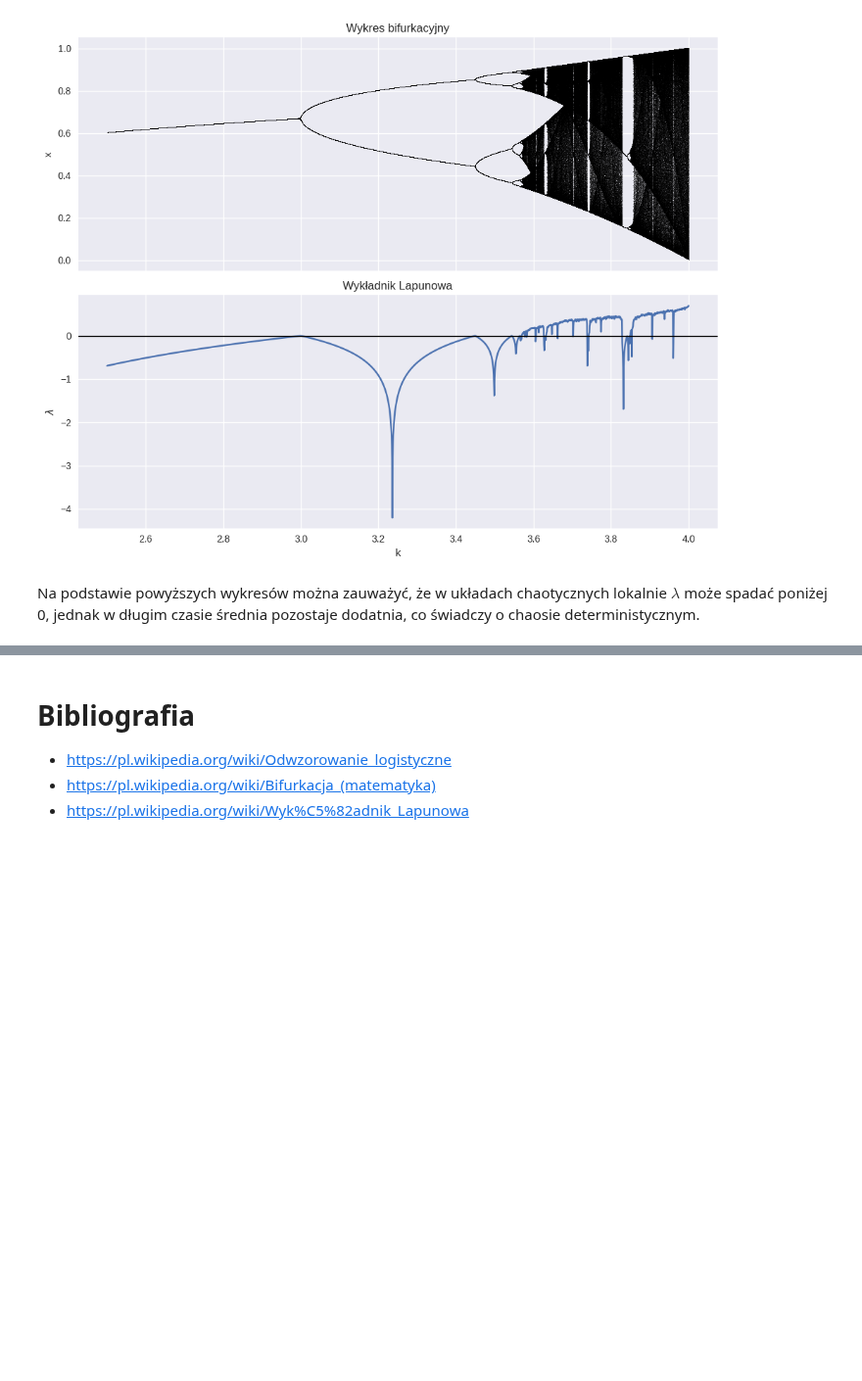
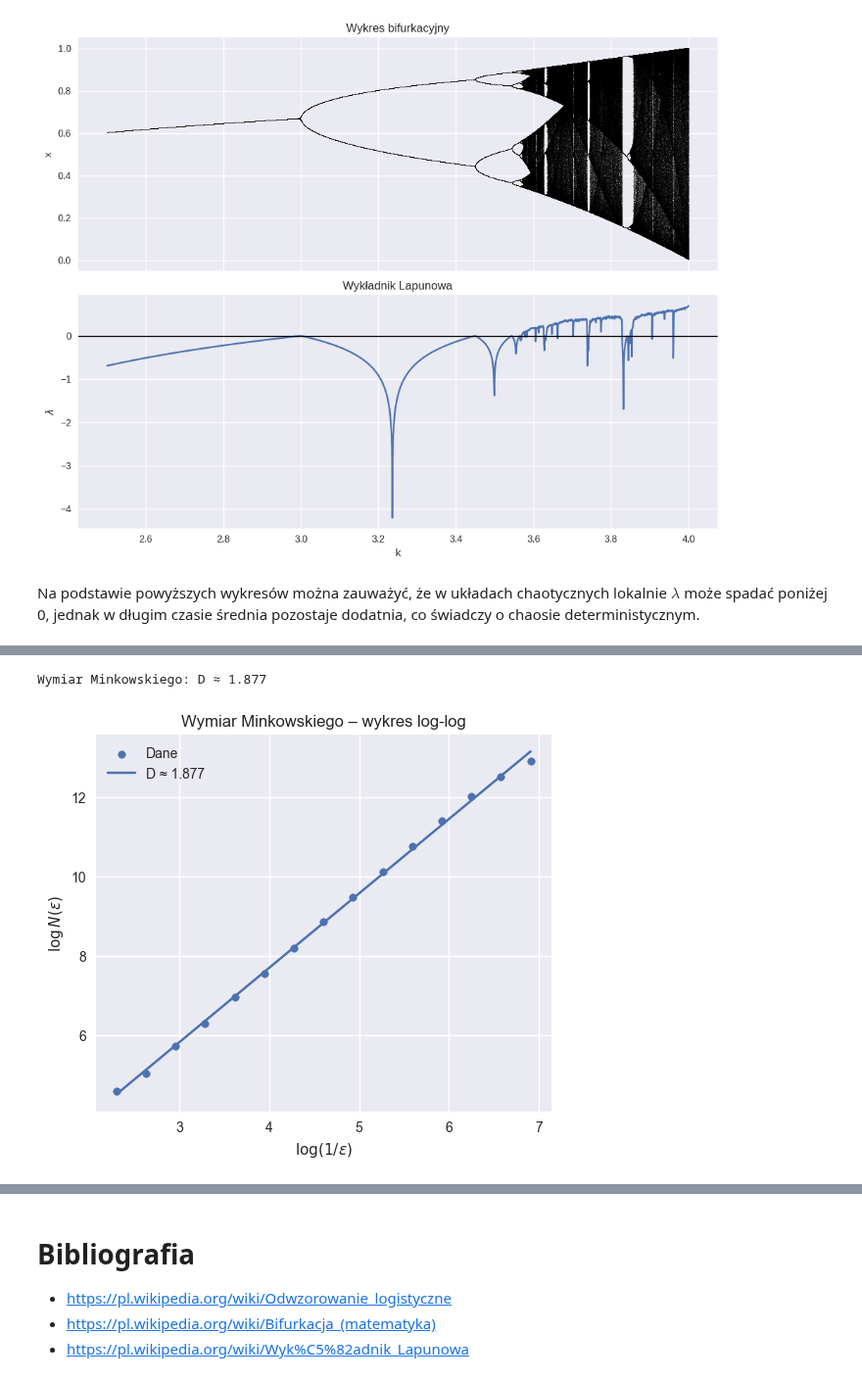
Before and after one commit to annap16/logisticMapProject, a Jupyter notebook: odwzorowanie_logistyczne_wykres_bifurkacyjny.ipynb, the cells around one changed output, grey strips where cells are left out. Shown at 98% size. Drawn from its saved outputs; the diff is of its cells as text; code cells hidden in the pictures; blank space fills up the shorter version.

Commit message:
Box counting

```diff
--- a/odwzorowanie_logistyczne_wykres_bifurkacyjny.ipynb
+++ b/odwzorowanie_logistyczne_wykres_bifurkacyjny.ipynb
@@ -402,0 +407,4 @@ Na podstawie powyższych wykresów można zauważyć, że w układach chaotyczny
+# %%
+def select_chaotic_region(ks, xs, k_min=3.57, k_max=4.0):
+    mask = (ks >= k_min) & (ks <= k_max)
+    return ks[mask], xs[mask]
@@ -402,0 +431,47 @@ Na podstawie powyższych wykresów można zauważyć, że w układach chaotyczny
+# %%
+def compute_minkowski_dimension(ks, xs):
+    epsilons = np.logspace(-3, -1, 15)
+
+    N_eps = box_counting_dimension(ks, xs, epsilons)
+
+    log_eps = np.log(1 / epsilons)
+    log_N = np.log(N_eps)
+
+    # dopasowanie prostej
+    coeffs = np.polyfit(log_eps, log_N, 1)
+    D = coeffs[0]
+
+    return D, log_eps, log_N
+# %%
+ks, xs = bifurcation_diagram(
+    k_min=2.5,
+    k_max=4.0,
+    k_steps=6000,
+    x0=0.2,
+    n_iters=1200,
+    n_discard=600
+)
+# wybór obszaru chaotycznego
+ks_ch, xs_ch = select_chaotic_region(ks, xs, 3.57, 4.0)
+
+# obliczenie wymiaru
+D, log_eps, log_N = compute_minkowski_dimension(ks_ch, xs_ch)
+
+print(f"Wymiar Minkowskiego: D ≈ {D:.3f}")
+plt.figure(figsize=(6, 5))
+plt.scatter(log_eps, log_N, s=30, label="Dane")
+
+# linia dopasowania
+fit = np.polyfit(log_eps, log_N, 1)
+plt.plot(log_eps, np.polyval(fit, log_eps),
+         label=f"D ≈ {fit[0]:.3f}")
+
+plt.xlabel(r"$\log(1/\varepsilon)$")
+plt.ylabel(r"$\log N(\varepsilon)$")
+plt.title("Wymiar Minkowskiego – wykres log-log")
+plt.legend()
+plt.grid(True)
+plt.show()
+# %% [output]
+Wymiar Minkowskiego: D ≈ 1.877
+[figure, added]
```
Also changed, not shown: parts of 4 cells of this notebook.
